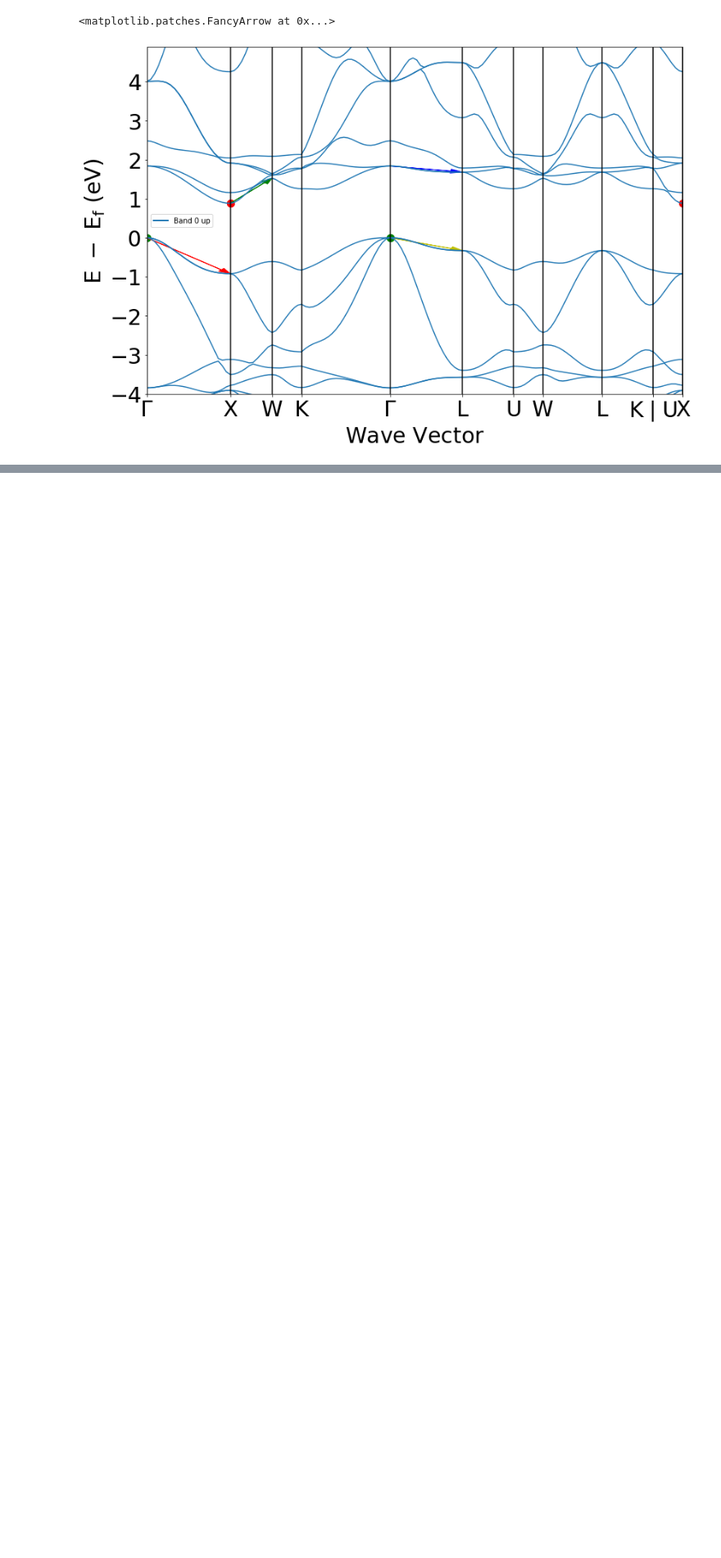
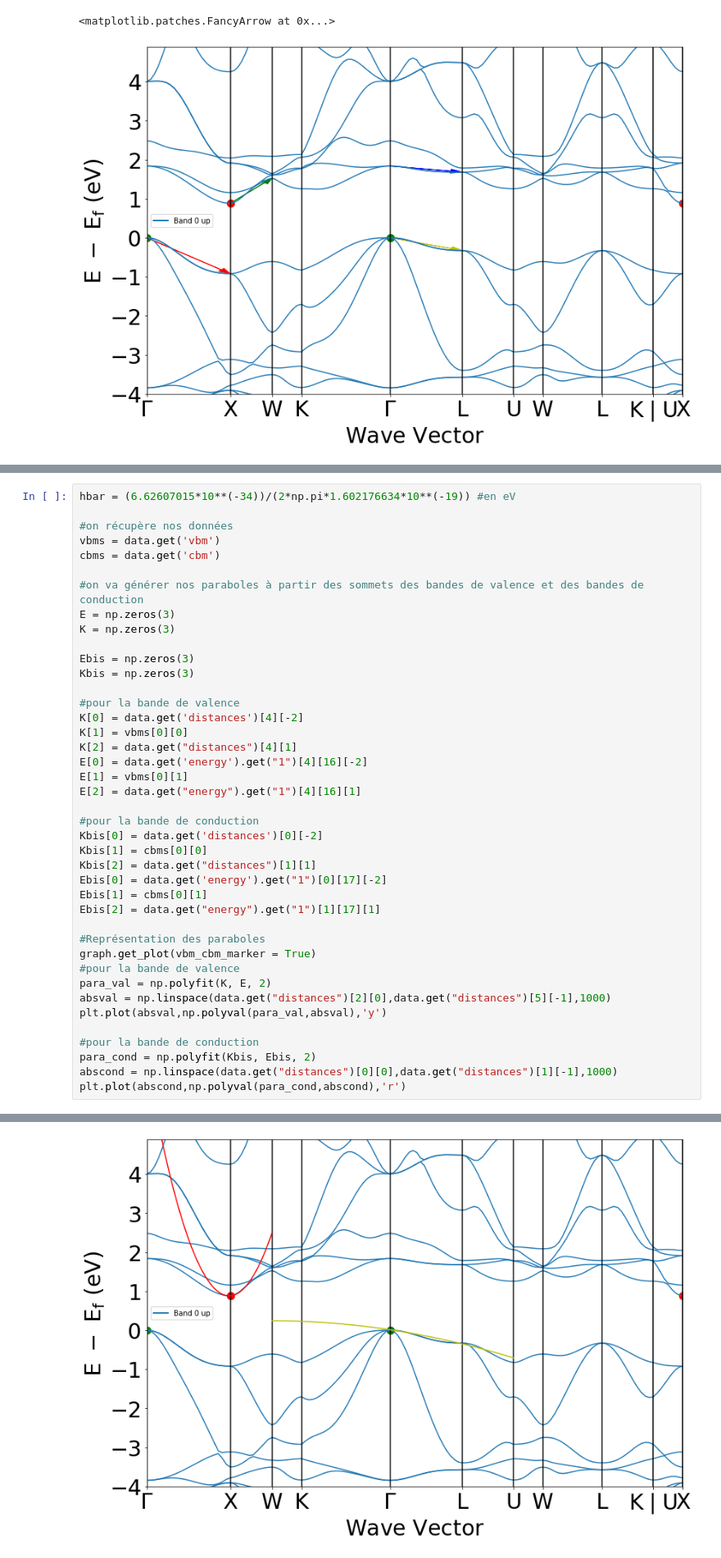
Before and after one commit to thiryad/lmapr1492, a Jupyter notebook: el_bands.ipynb, the cells around one changed output, grey strips where cells are left out. Shown at 82% size. Cells and saved outputs as stored; diff of their text form; blank space fills up the shorter version.

```diff
--- a/el_bands.ipynb
+++ b/el_bands.ipynb
@@ -102,0 +133,42 @@ plt.arrow(newdist[4], (energie.get('1')[4][16])[0], d[4], energv[4], color = 'y'
+# %%
+hbar = (6.62607015*10**(-34))/(2*np.pi*1.602176634*10**(-19)) #en eV
+
+#on récupère nos données
+vbms = data.get('vbm')
+cbms = data.get('cbm')
+
+#on va générer nos paraboles à partir des sommets des bandes de valence et des bandes de conduction
+E = np.zeros(3)
+K = np.zeros(3)
+
+Ebis = np.zeros(3)
+Kbis = np.zeros(3)
+
+#pour la bande de valence
+K[0] = data.get('distances')[4][-2]
+K[1] = vbms[0][0]
+K[2] = data.get("distances")[4][1]
+E[0] = data.get('energy').get("1")[4][16][-2]
+E[1] = vbms[0][1]
+E[2] = data.get("energy").get("1")[4][16][1]
+
+#pour la bande de conduction
+Kbis[0] = data.get('distances')[0][-2]
+Kbis[1] = cbms[0][0]
+Kbis[2] = data.get("distances")[1][1]
+Ebis[0] = data.get('energy').get("1")[0][17][-2]
+Ebis[1] = cbms[0][1]
+Ebis[2] = data.get("energy").get("1")[1][17][1]
+
+#Représentation des paraboles
+graph.get_plot(vbm_cbm_marker = True)
+#pour la bande de valence
+para_val = np.polyfit(K, E, 2)
+absval = np.linspace(data.get("distances")[2][0],data.get("distances")[5][-1],1000)
+plt.plot(absval,np.polyval(para_val,absval),'y')
+
+#pour la bande de conduction
+para_cond = np.polyfit(Kbis, Ebis, 2)
+abscond = np.linspace(data.get("distances")[0][0],data.get("distances")[1][-1],1000)
+plt.plot(abscond,np.polyval(para_cond,abscond),'r')
+# %% [output]
@@ -102,0 +176 @@ plt.arrow(newdist[4], (energie.get('1')[4][16])[0], d[4], energv[4], color = 'y'
+[figure, added]
```
Also changed, not shown: parts of 19 cells of this notebook.
